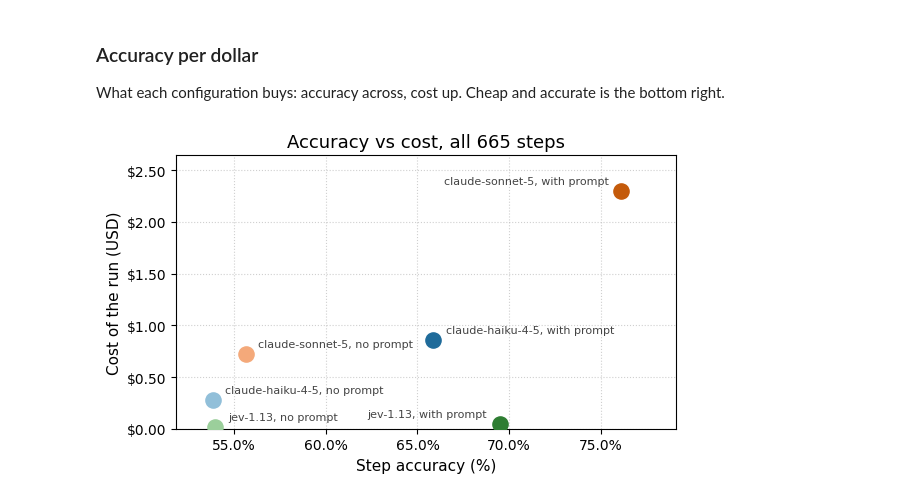
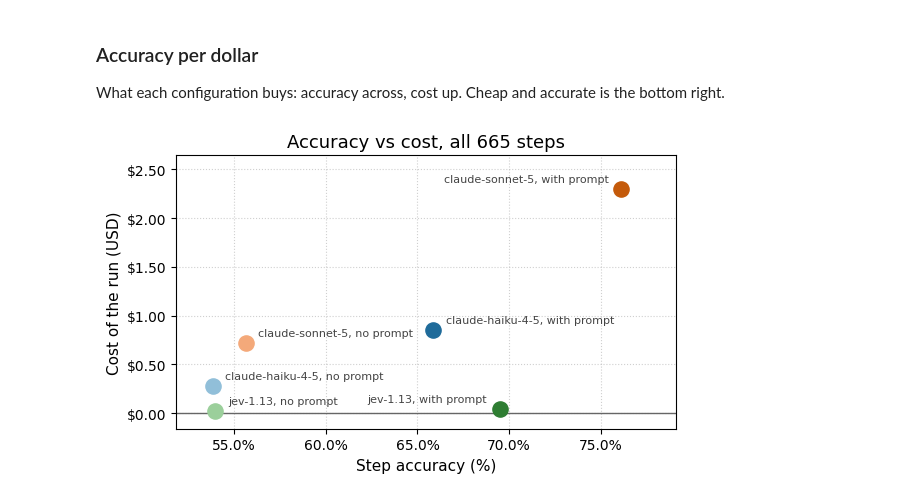
Before and after one commit to d3sprog/cyoa-experiments, a Jupyter notebook: results.ipynb, the cells around one changed output. Drawn from its saved outputs; the diff is of its cells as text; code cells hidden in the pictures.

```diff
--- a/results.ipynb
+++ b/results.ipynb
@@ -443,32 +443,40 @@ else:
 
     fig, ax = plt.subplots(figsize=(6, 3.7))
     for _, r in plot_df.iterrows():
         key = (r['model'], r['prompt'])
         acc = r['accuracy'] * 100
         ax.scatter(acc, r['usd'], s=120, zorder=3,
                    color=color_of.get(key, '#999'),
                    label=label_of.get(key, f"{r['model']}, {r['prompt']}"))
         # On a small canvas the labels are relatively large, so points near the right
         # edge get their label on the left instead of running off the plot.
         near_right = acc > hi - 0.35 * (hi - lo)
         ax.annotate(label_of.get(key, r['model']), (acc, r['usd']),
                     textcoords='offset points',
                     xytext=(-9, 5) if near_right else (9, 5),
                     ha='right' if near_right else 'left',
                     fontsize=8, color='#444')
 
     ax.xaxis.set_major_formatter(mtick.PercentFormatter())
     ax.yaxis.set_major_formatter(mtick.StrMethodFormatter('${x:,.2f}'))
     ax.set_xlabel('Step accuracy (%)', fontsize=11)
     ax.set_ylabel('Cost of the run (USD)', fontsize=11)
     ax.set_title('Accuracy vs cost, all 665 steps', fontsize=13)
     # Headroom so the annotations do not run off the right edge or the top.
     ax.set_xlim(left=lo - 2, right=hi + 3)
-    ax.set_ylim(bottom=0, top=plot_df['usd'].max() * 1.15)
+
+    # The cheapest runs sit at ~$0.02, so an axis starting exactly at zero clips their
+    # markers in half. Drop the floor below zero for clearance, keep the ticks at zero
+    # and above so no negative dollar value is implied, and draw the zero line solid so
+    # it is obvious the axis does not start at the bottom of the frame.
+    top = plot_df['usd'].max() * 1.15
+    ax.set_ylim(bottom=-0.06 * top, top=top)
+    ax.set_yticks(np.arange(0, top, 0.5))
+    ax.axhline(0, color='#666', linewidth=1, zorder=2)
     ax.grid(linestyle=':', alpha=0.6, zorder=0)
     ax.set_axisbelow(True)
     plt.tight_layout()
     plt.savefig('results/cost_vs_accuracy.png', dpi=150)
     plt.show()
 # %% [output]
-[figure, old version]
+[figure, new version]
```
Also changed, not shown: 1 other file.
